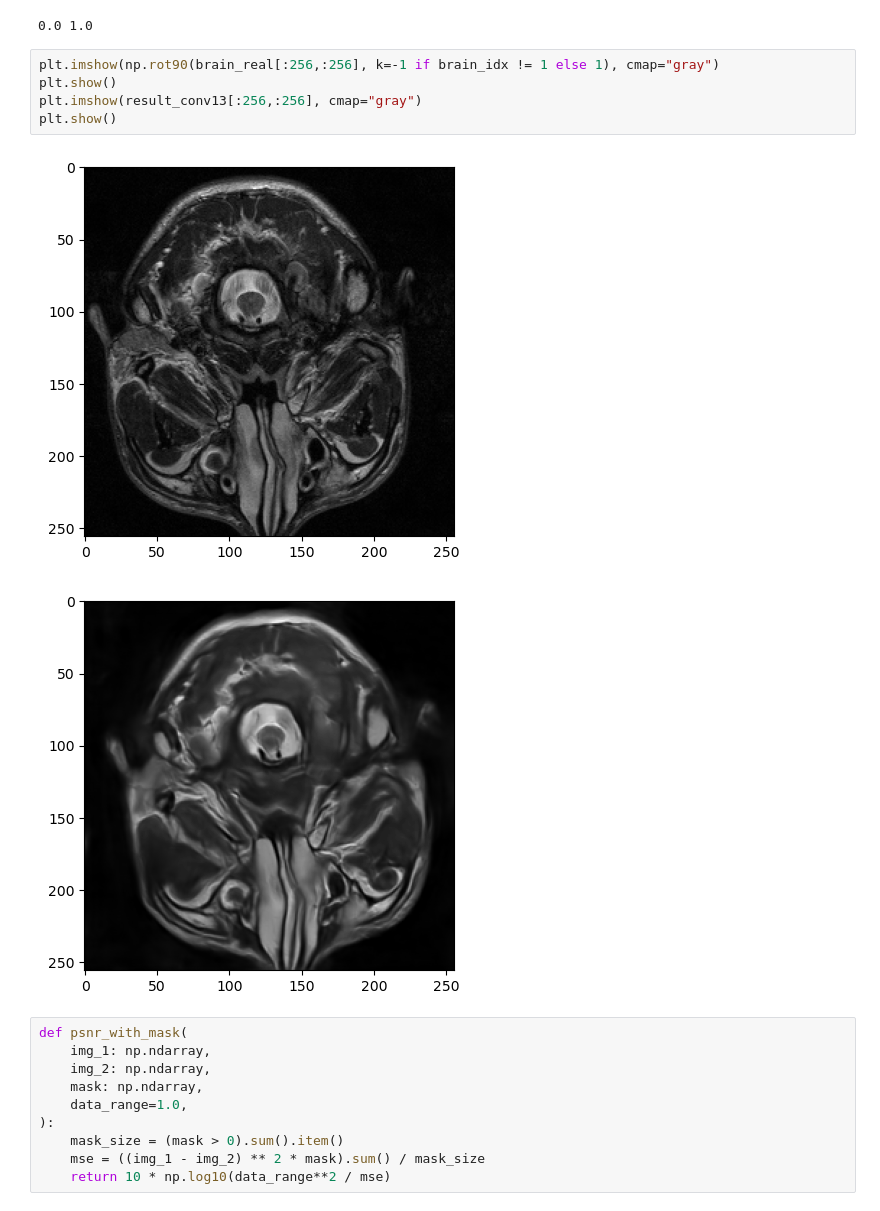
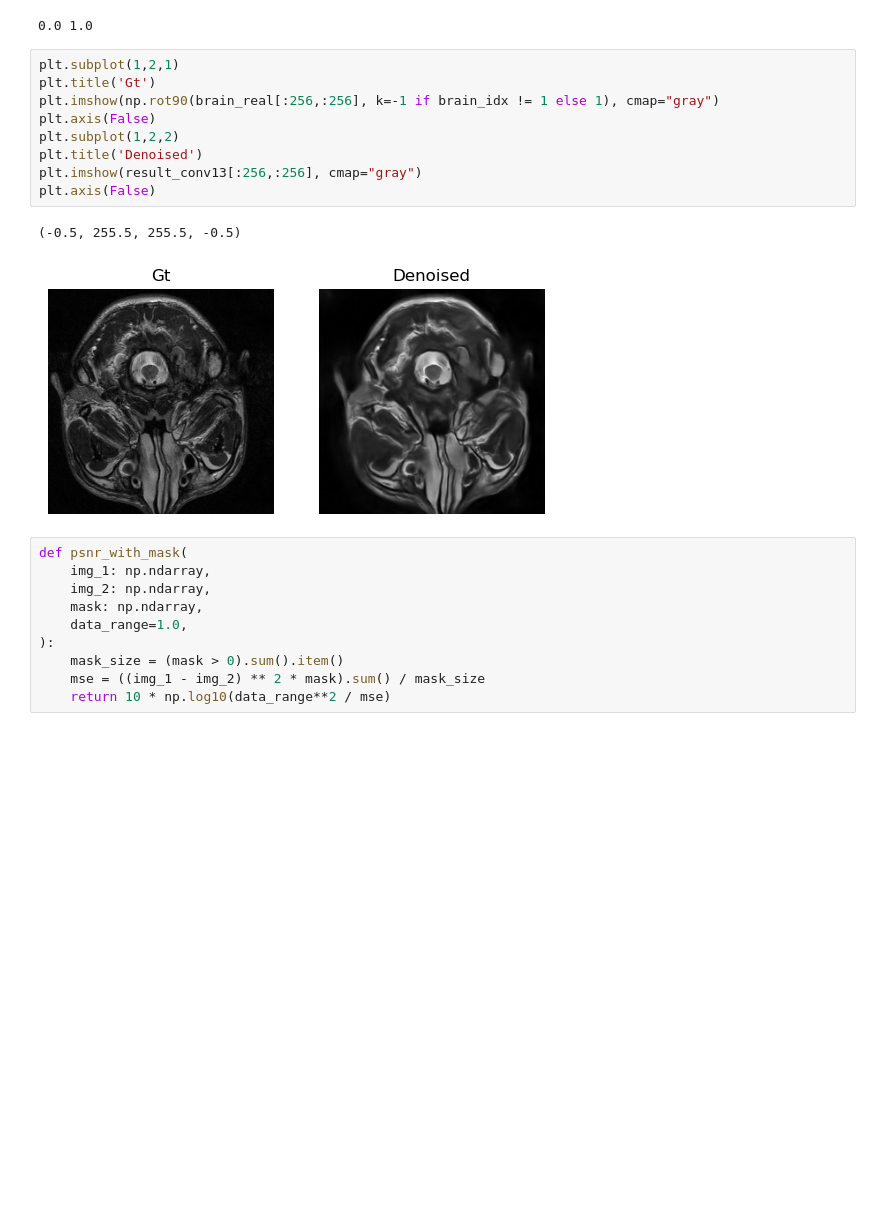
Before and after one commit to heqro/rd-dip, a Jupyter notebook: .riciannet/RicianNet/.my_own_testing/Verifying_Complex_Brains.ipynb, the cells around one changed output. Drawn from its saved outputs; the diff is of its cells as text; blank space fills up the shorter version.

```diff
--- a/.riciannet/RicianNet/.my_own_testing/Verifying_Complex_Brains.ipynb
+++ b/.riciannet/RicianNet/.my_own_testing/Verifying_Complex_Brains.ipynb
@@ -91,13 +95,17 @@ print(mask.min(),mask.max())
 # %% [output]
 0.0 1.0
 # %%
+plt.subplot(1,2,1)
+plt.title('Gt')
 plt.imshow(np.rot90(brain_real[:256,:256], k=-1 if brain_idx != 1 else 1), cmap="gray")
-plt.show()
+plt.axis(False)
+plt.subplot(1,2,2)
+plt.title('Denoised')
 plt.imshow(result_conv13[:256,:256], cmap="gray")
-plt.show()
+plt.axis(False)
 # %% [output]
+(-0.5, 255.5, 255.5, -0.5)
-[figure, old version]
+[figure, new version]
-[figure, removed]
 # %%
 def psnr_with_mask(
     img_1: np.ndarray,
```
Also changed, not shown: parts of 9 cells of this notebook, 1 other file.
